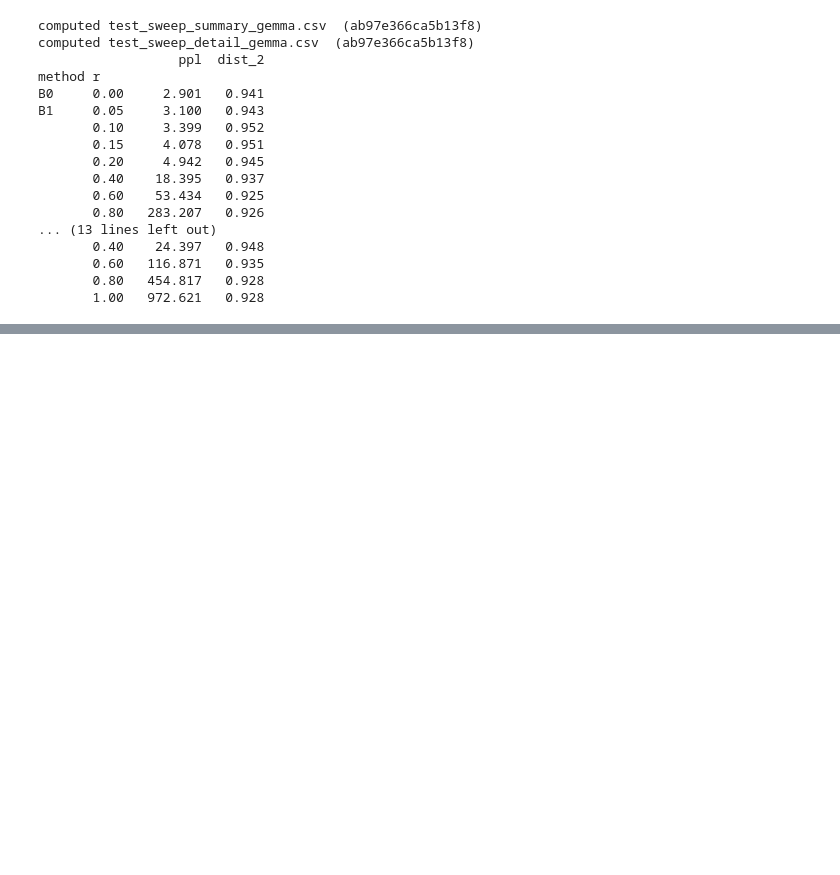
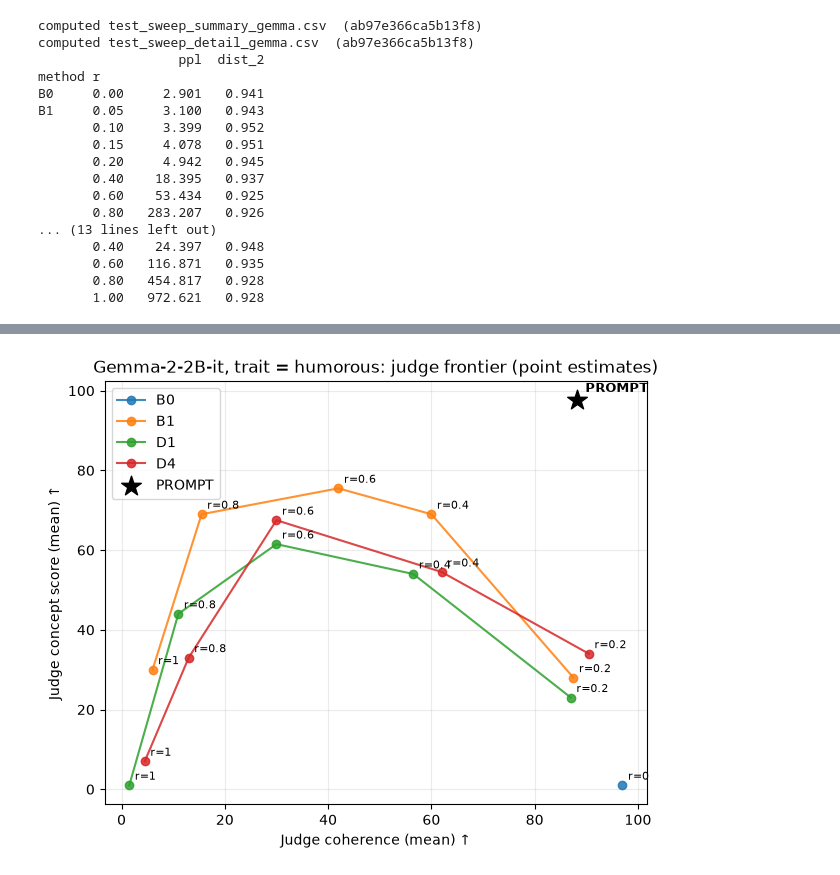
Before and after one commit to bborisggg/steering-mvp, a Jupyter notebook: notebooks/03_results.ipynb, the cells around one changed output, grey strips where cells are left out. Drawn from its saved outputs; the diff is of its cells as text; code cells hidden in the pictures; blank space fills up the shorter version.

```diff
--- a/notebooks/03_results.ipynb
+++ b/notebooks/03_results.ipynb
@@ -757,12 +786,13 @@ print(gemma_prompt_judge_df.groupby("trait")[["judge_coherence", "judge_concept"
 # %%
 from steering import stats
+import numpy as np
 
 gemma_trait_level = (
-    gemma_judge_df.groupby(["method", "r", "trait"], as_index=False)
-    .agg(coherence=("judge_coherence", "median"), concept=("judge_concept", "median"))
+    gemma_judge_df[gemma_judge_df['r'].isin(R_GRID)].groupby(["method", "r", "trait"], as_index=False)
+    .agg(coherence=("judge_coherence", "mean"), concept=("judge_concept", "mean"))
 )
 prompt_per_trait = gemma_prompt_judge_df.groupby("trait").agg(
-    coherence=("judge_coherence", "median"), concept=("judge_concept", "median"))
+    coherence=("judge_coherence", "mean"), concept=("judge_concept", "mean"))
 
 rows = []
 for trait_name in traits:
@@ -772,7 +802,7 @@ for trait_name in traits:
     for method in ("B1", "D1", "D4"):
         row[f"{method}_concept_at_prompt_coherence"] = stats.value_at_target(
             gemma_trait_level, method=method, unit_value=trait_name, target=prompt_coh,
-            unit_col="trait", x="coherence", y="concept",
+            unit_col="trait", x="h", y="concept",
         )
     rows.append(row)
 
@@ -796,31 +855,35 @@ for method in ("B1", "D1", "D4"):
 # %%
-TRAIT_TO_PLOT = "evil"  # change this and rerun
+import matplotlib.pyplot as plt
+
+TRAIT_TO_PLOT = "humorous"
 
 trait_judge = gemma_trait_level[gemma_trait_level["trait"] == TRAIT_TO_PLOT]
 trait_prompt = prompt_per_trait.loc[TRAIT_TO_PLOT]
 
 fig, ax = plt.subplots(figsize=(7, 5.5))
 for method, sub in trait_judge.groupby("method"):
     sub = sub.sort_values("r")
     ax.plot(sub["coherence"], sub["concept"], marker="o", label=method, alpha=0.85)
     for _, row in sub.iterrows():
         ax.annotate(f"r={row['r']:g}", (row["coherence"], row["concept"]),
                    xytext=(4, 4), textcoords="offset points", fontsize=8)
 
 ax.scatter([trait_prompt["coherence"]], [trait_prompt["concept"]], marker="*", s=220,
           color="black", zorder=5, label="PROMPT")
 ax.annotate("PROMPT", (trait_prompt["coherence"], trait_prompt["concept"]),
            xytext=(6, 6), textcoords="offset points", fontsize=9, fontweight="bold")
 
-ax.set_xlabel("Judge coherence (median) ↑")
-ax.set_ylabel("Judge concept score (median) ↑")
+ax.set_xlabel("Judge coherence (mean) ↑")
+ax.set_ylabel("Judge concept score (mean) ↑")
 ax.set_title(f"Gemma-2-2B-it, trait = {TRAIT_TO_PLOT}: judge frontier (point estimates)")
 ax.grid(alpha=0.25)
 ax.legend()
 
 io.FIGURES.mkdir(parents=True, exist_ok=True)
 fig.savefig(io.FIGURES / f"pareto_gemma_trait_{TRAIT_TO_PLOT}.png", dpi=150, bbox_inches="tight")
 plt.show()
+# %% [output]
+[figure, added]
 # %%
 def generate_steered_example(trait_name, method, r, question, max_new_tokens=None):
     trait = traits[trait_name]
```
Also changed, not shown: parts of 6 cells of this notebook, 14 other files.
